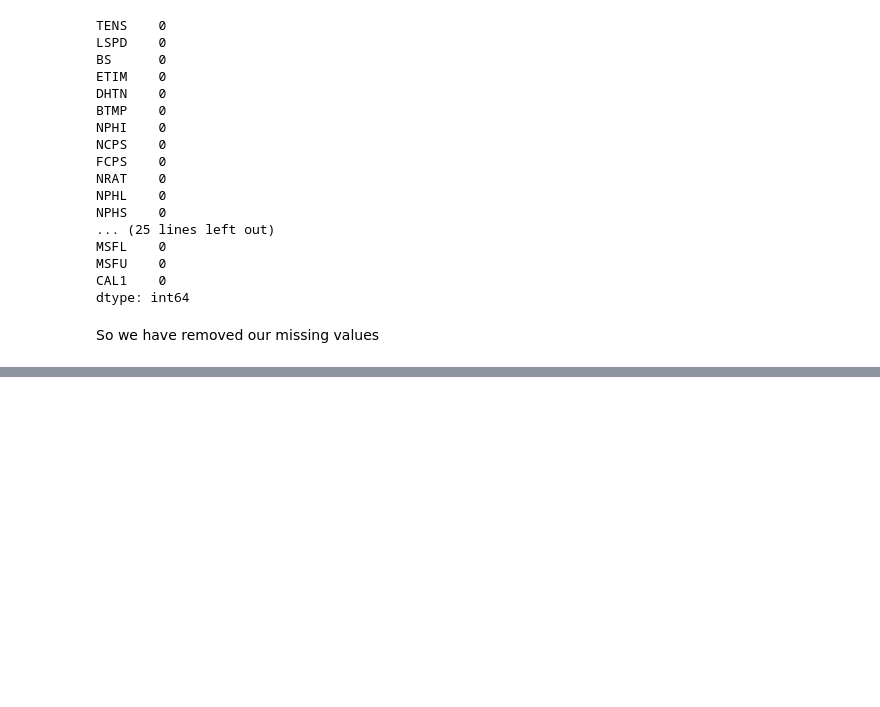
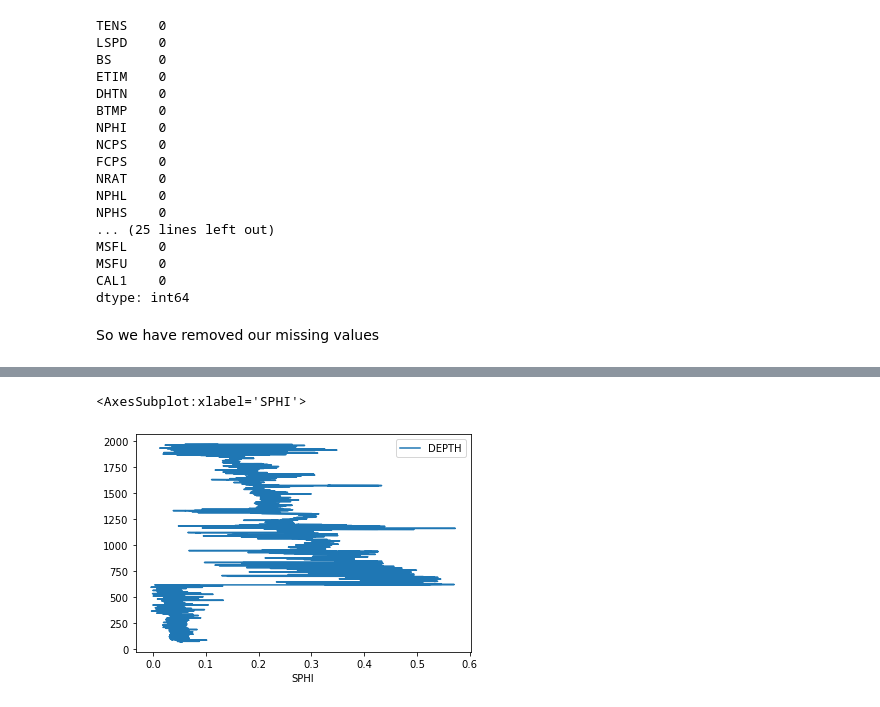
Before and after one commit to aliyusifov99/Well-Log-Data-Analysis, a Jupyter notebook: eda.ipynb, the cells around one changed output, grey strips where cells are left out. Drawn from its saved outputs; the diff is of its cells as text; code cells hidden in the pictures; blank space fills up the shorter version.

```diff
--- a/eda.ipynb
+++ b/eda.ipynb
@@ -185,0 +249,6 @@ So we have removed our missing values
+# %%
+#Plot Acoustic Porosity vs Depth
+las_df.plot('SPHI', 'DEPTH')
+# %% [output]
+<AxesSubplot:xlabel='SPHI'>
+[figure, added]
```
Also changed, not shown: parts of 13 cells of this notebook.
